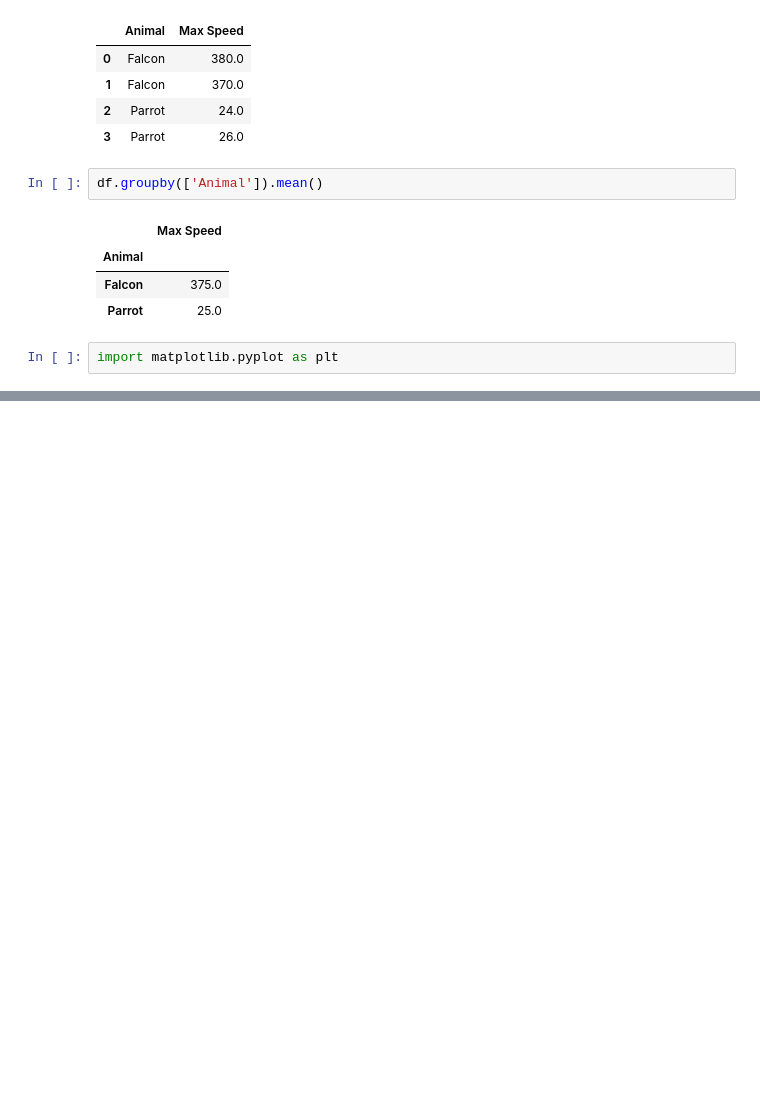
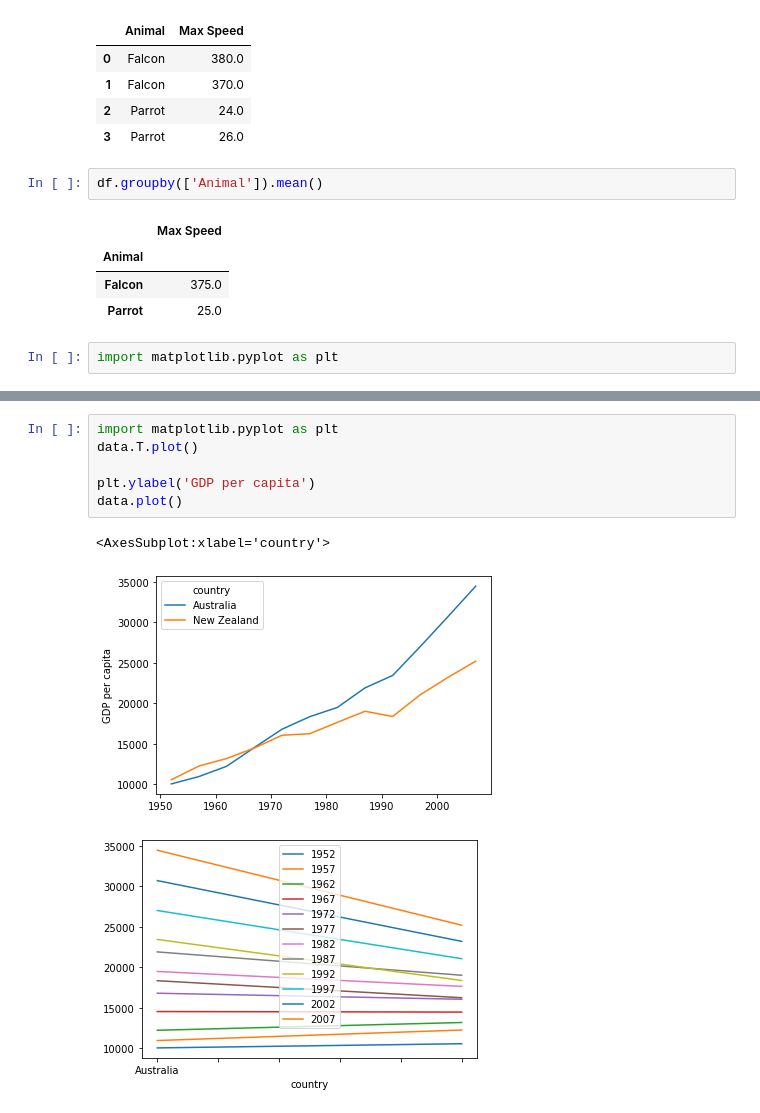
Before and after one commit to FranciscoSNR/2021-8-19-pml-Francisco-Nieto, a Jupyter notebook: 2021-analisis-de-datos.ipynb, the cells around one changed output, grey strips where cells are left out. Saved outputs shown, nothing was run; the diff lists cells and outputs as text; blank space fills up the shorter version.

Commit message:
for, if, matplotlib y funciones

```diff
--- a/2021-analisis-de-datos.ipynb
+++ b/2021-analisis-de-datos.ipynb
@@ -198,0 +230,10 @@ import matplotlib.pyplot as plt
+# %%
+import matplotlib.pyplot as plt
+data.T.plot()
+
+plt.ylabel('GDP per capita')
+data.plot()
+# %% [output]
+<AxesSubplot:xlabel='country'>
+[figure, added]
+[figure, added]
```
Also changed, not shown: parts of 13 cells of this notebook, 2 other files.
